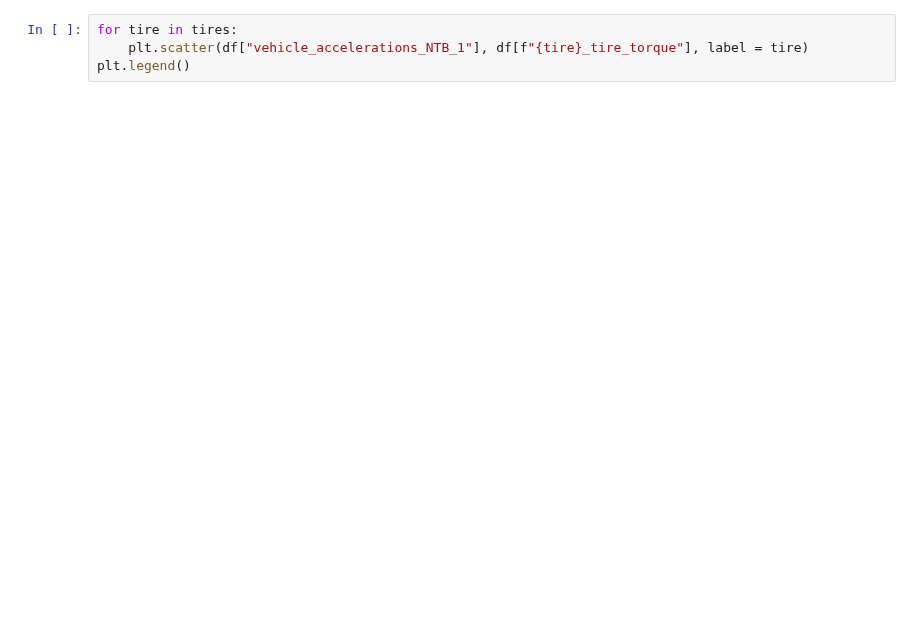
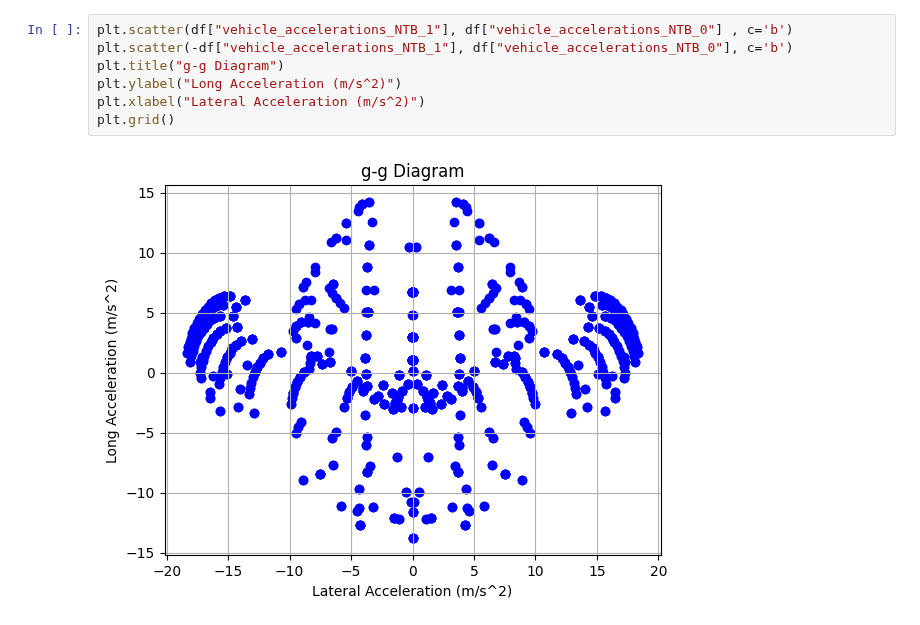
Before and after one commit to LonghornRacingElectric/magic_moment_method, a Jupyter notebook: analysis/MMM_plotter.ipynb, the cells around one changed output. Saved outputs shown, nothing was run; the diff lists cells and outputs as text; blank space fills up the shorter version.

```diff
--- a/analysis/MMM_plotter.ipynb
+++ b/analysis/MMM_plotter.ipynb
@@ -47,5 +58,10 @@ plt.title("Milliken Moment Method \n Blue -> Discrete Steered Angle (deg); Red -
-# %%
-for tire in tires:
-    plt.scatter(df["vehicle_accelerations_NTB_1"], df[f"{tire}_tire_torque"], label = tire)
-plt.legend()
+# %%
+plt.scatter(df["vehicle_accelerations_NTB_1"], df["vehicle_accelerations_NTB_0"] , c='b')
+plt.scatter(-df["vehicle_accelerations_NTB_1"], df["vehicle_accelerations_NTB_0"], c='b')
+plt.title("g-g Diagram")
+plt.ylabel("Long Acceleration (m/s^2)")
+plt.xlabel("Lateral Acceleration (m/s^2)")
+plt.grid()
+# %% [output]
+[figure, added]
 # %%
```
Also changed, not shown: parts of 21 cells of this notebook, 15 other files.
